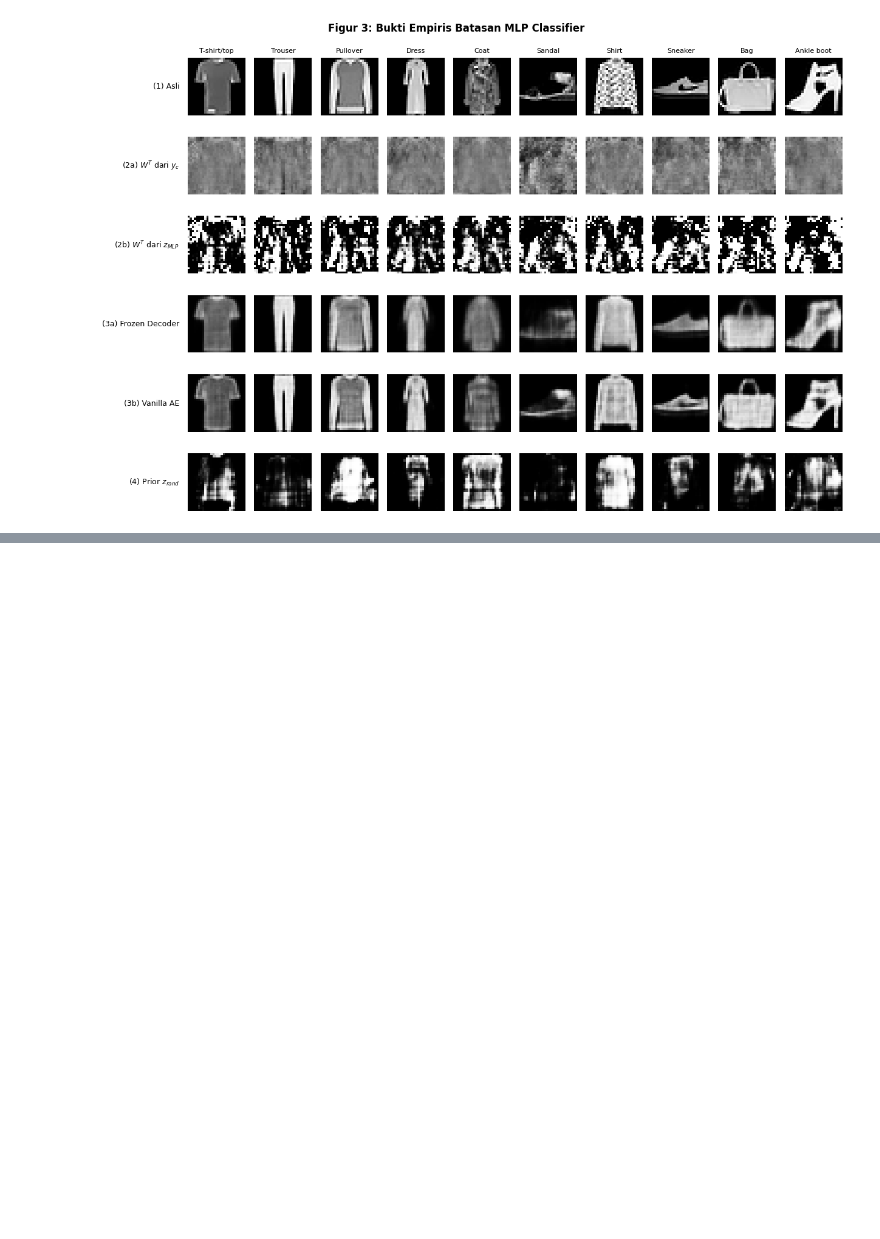
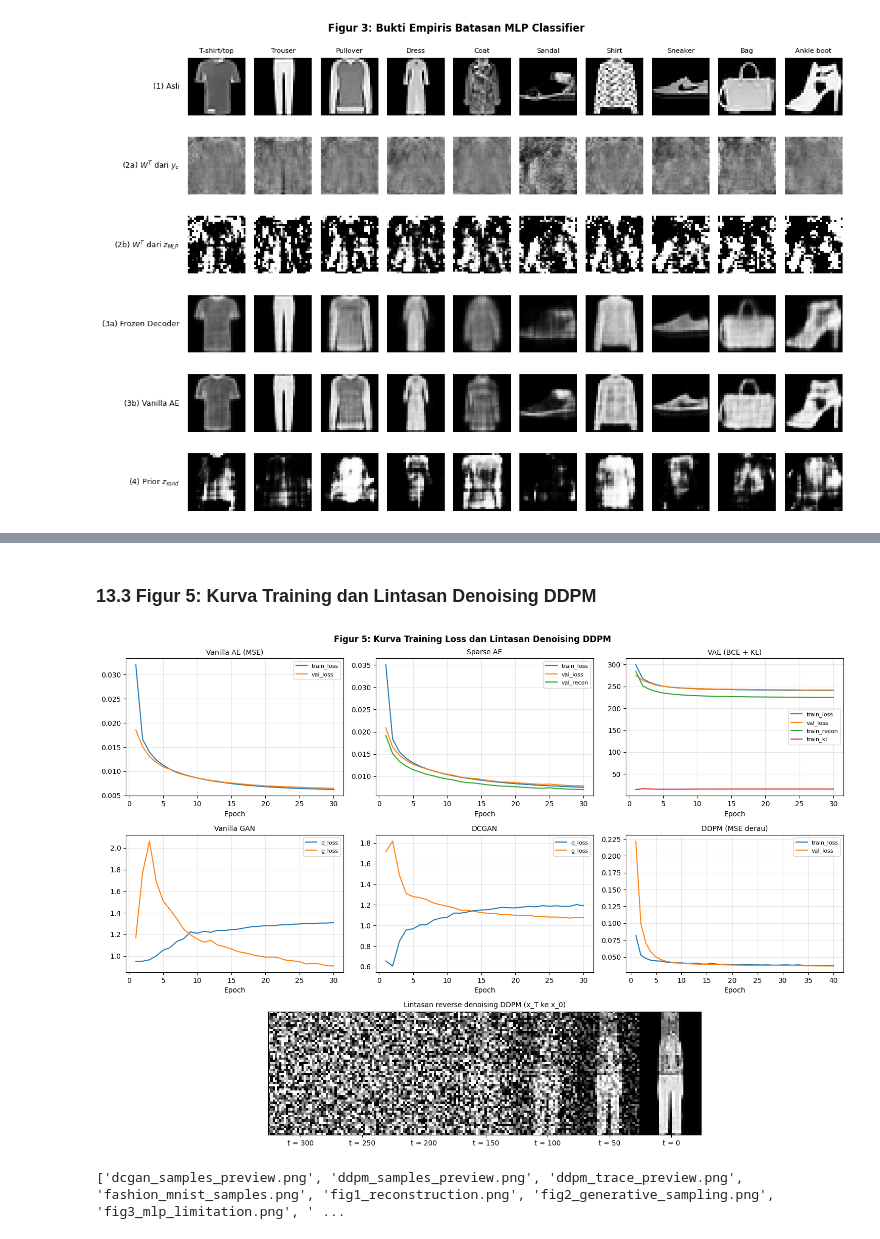
Before and after one commit to CannyCeles/deep-learning-ae-gan, a Jupyter notebook: notebooks/tugas-ae-gan.ipynb, the cells around one changed output, grey strips where cells are left out. Saved outputs shown, nothing was run; the diff lists cells and outputs as text; code cells hidden in the pictures; blank space fills up the shorter version.

```diff
--- a/notebooks/tugas-ae-gan.ipynb
+++ b/notebooks/tugas-ae-gan.ipynb
@@ -1623,0 +1743,43 @@ Fraksi z_rand < 0: 0.148 | z_MLP < 0: 0.000
+# %% [markdown]
+### 13.3 Figur 5: Kurva Training dan Lintasan Denoising DDPM
+# %%
+loss_panels = [
+    ("Vanilla AE (MSE)", ae_history, ["train_loss", "val_loss"]),
+    ("Sparse AE", sparse_history, ["train_loss", "val_loss", "val_recon"]),
+    ("VAE (BCE + KL)", vae_history, ["train_loss", "val_loss", "train_recon", "train_kl"]),
+    ("Vanilla GAN", gan_history, ["d_loss", "g_loss"]),
+    ("DCGAN", dcgan_history, ["d_loss", "g_loss"]),
+    ("DDPM (MSE derau)", ddpm_history, ["train_loss", "val_loss"]),
+]
+
+fig = plt.figure(figsize=(15, 10.5))
+gs = fig.add_gridspec(3, 3, height_ratios=[1, 1, 0.9])
+for i, (title, history, columns) in enumerate(loss_panels):
+    plot_curves(fig.add_subplot(gs[i // 3, i % 3]), history, columns, title)
+
+ax_trace = fig.add_subplot(gs[2, :])
+strips = [np.concatenate([img[i, 0].numpy() for _, img in ddpm_trace], axis=1) for i in range(2)]
+ax_trace.imshow(np.concatenate(strips, axis=0), cmap="gray", vmin=0, vmax=1)
+ax_trace.set_xticks([14 + 28 * i for i in range(len(ddpm_trace))])
+ax_trace.set_xticklabels([f"t = {t}" for t, _ in ddpm_trace])
+ax_trace.set_yticks([])
+ax_trace.set_title("Lintasan reverse denoising DDPM (x_T ke x_0)", fontsize=10)
+
+fig.suptitle("Figur 5: Kurva Training Loss dan Lintasan Denoising DDPM", fontweight="bold")
+fig.tight_layout()
+fig.savefig(os.path.join(FIGS_DIR, "fig5_training_ddpm.png"), dpi=300, bbox_inches="tight")
+plt.show()
+
+required = [
+    "fig1_reconstruction.png",
+    "fig2_generative_sampling.png",
+    "fig3_mlp_limitation.png",
+    "fig4_interpolation.png",
+    "fig5_training_ddpm.png",
+]
+missing = [name for name in required if not os.path.exists(os.path.join(FIGS_DIR, name))]
+assert not missing, missing
+print(sorted(os.listdir(FIGS_DIR)))
+# %% [output]
+[figure, added]
+['dcgan_samples_preview.png', 'ddpm_samples_preview.png', 'ddpm_trace_preview.png', 'fashion_mnist_samples.png', 'fig1_reconstruction.png', 'fig2_generative_sampling.png', 'fig3_mlp_limitation.png', ' ...
```
Also changed, not shown: parts of 13 cells of this notebook.
